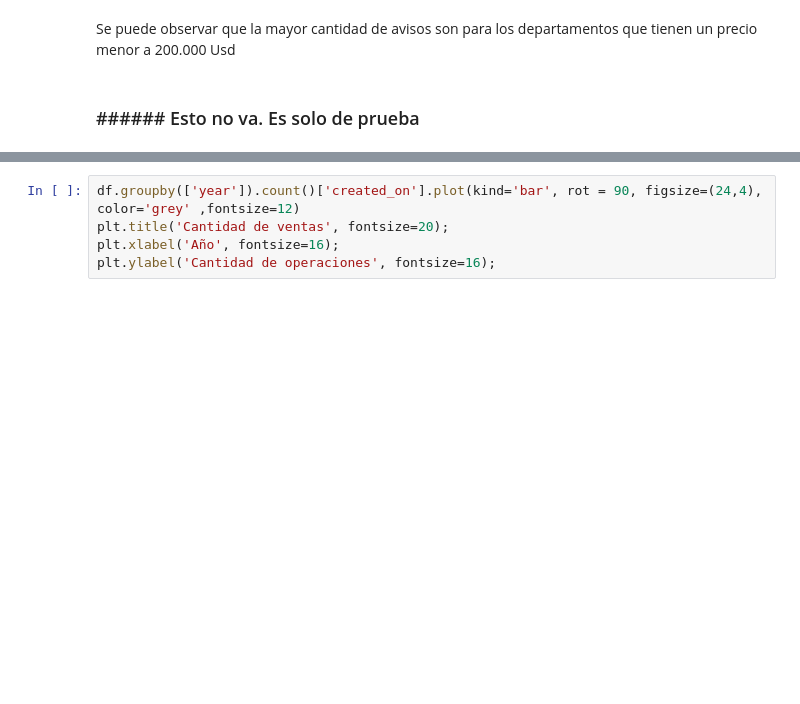
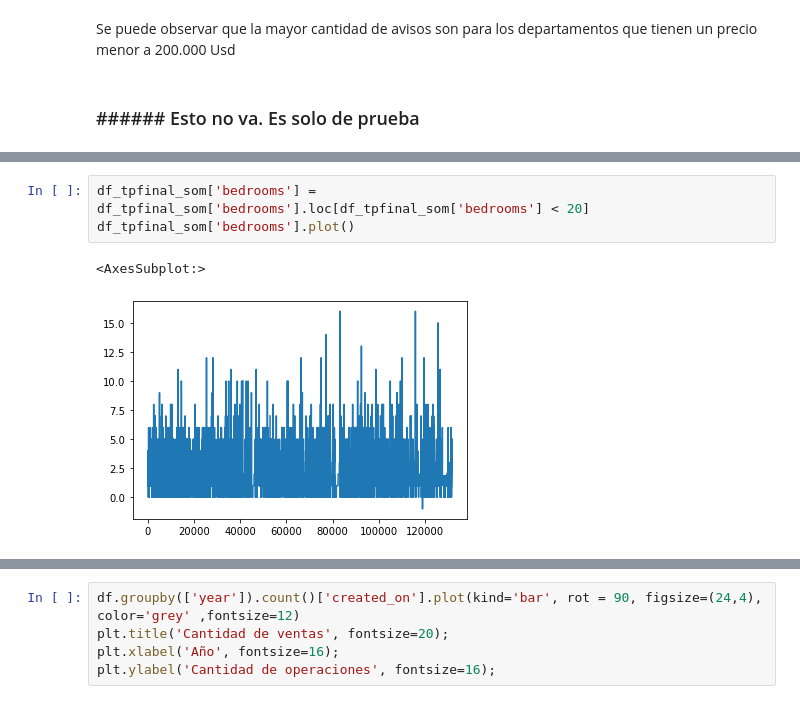
Before and after one commit to crisnicogonzalez/tp-final-isi, a Jupyter notebook: tp-analisis-2022.ipynb, the cells around one changed output, grey strips where cells are left out. Cells and saved outputs as stored; diff of their text form; blank space fills up the shorter version.

```diff
--- a/tp-analisis-2022.ipynb
+++ b/tp-analisis-2022.ipynb
@@ -434,0 +589,6 @@ Se puede observar que la mayor cantidad de avisos son para los departamentos que
+# %%
+df_tpfinal_som['bedrooms'] = df_tpfinal_som['bedrooms'].loc[df_tpfinal_som['bedrooms'] < 20]
+df_tpfinal_som['bedrooms'].plot()
+# %% [output]
+<AxesSubplot:>
+[figure, added]
```
Also changed, not shown: parts of 32 cells of this notebook.
